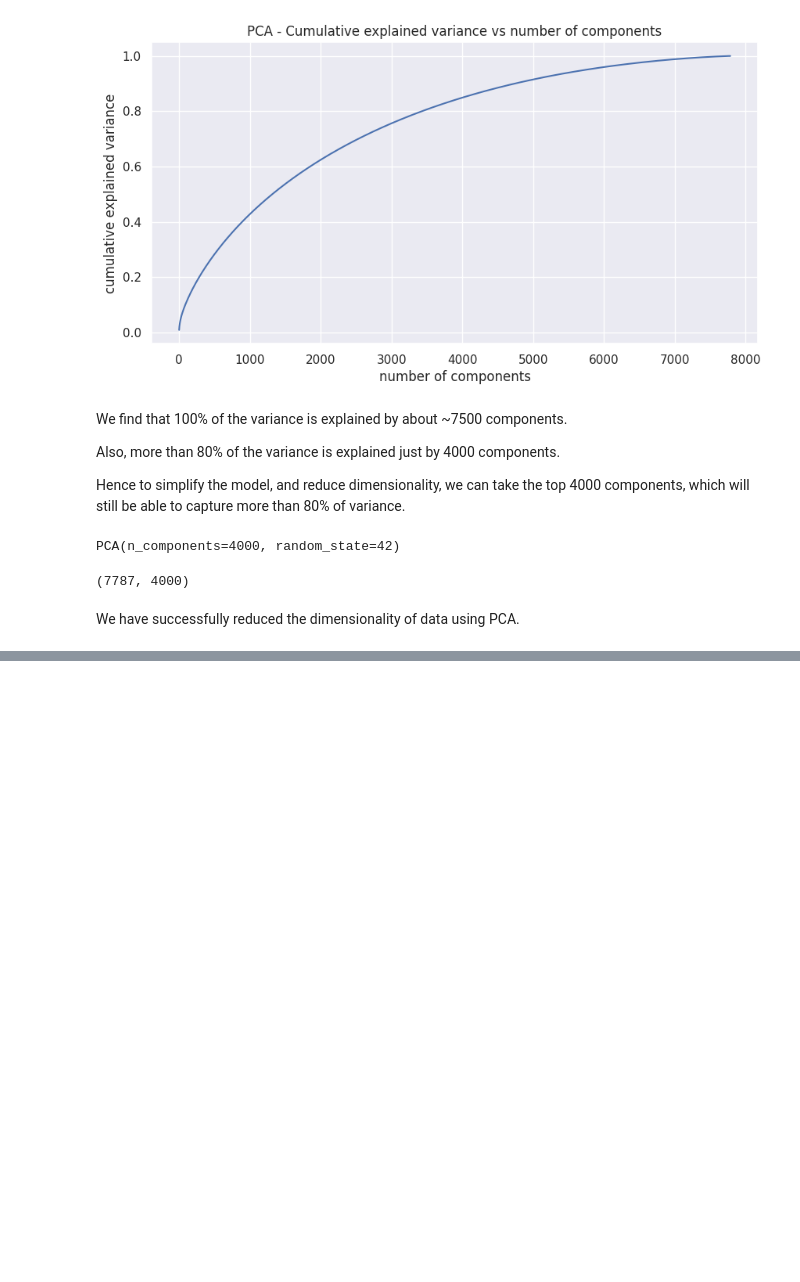
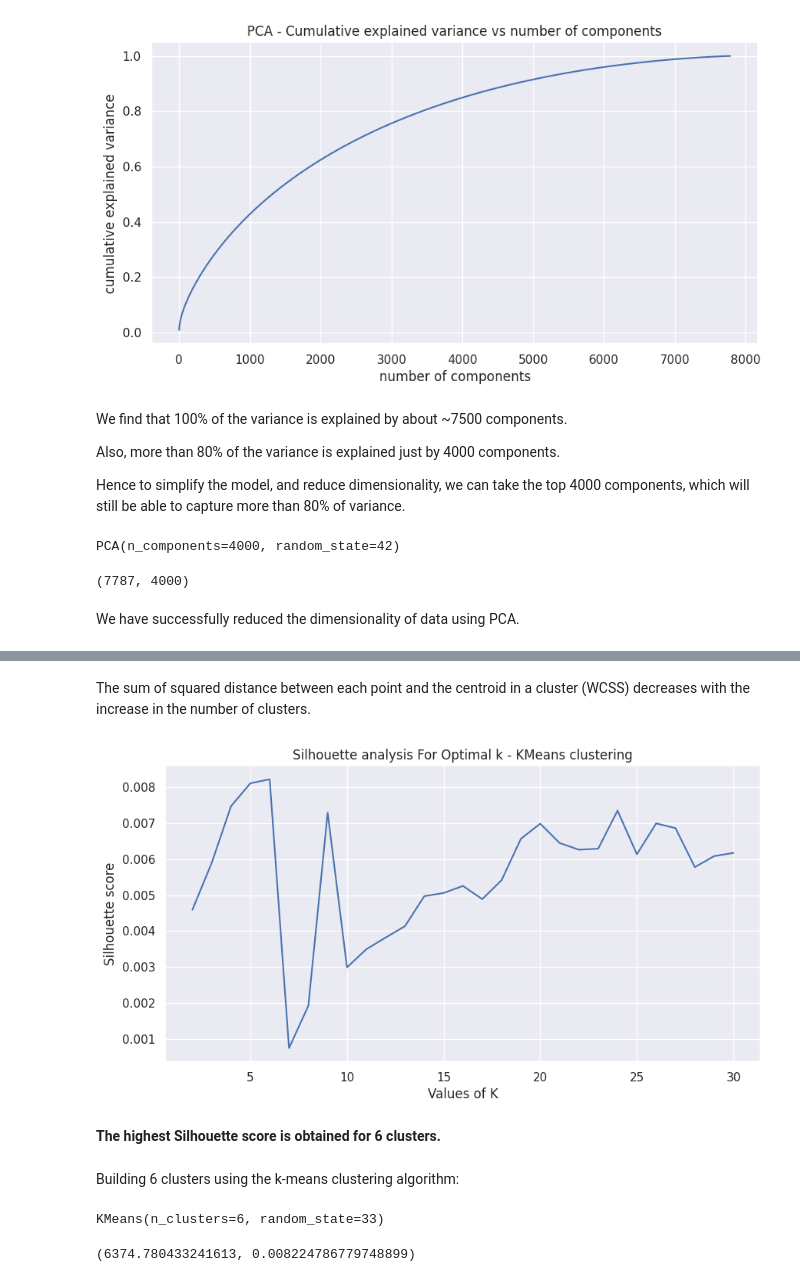
Before and after one commit to yamini1998m/Unsupervised-ML-Submission.ipynb, a Jupyter notebook: Unsupervised_ML_Submission.ipynb, the cells around one changed output, grey strips where cells are left out. Saved outputs shown, nothing was run; the diff lists cells and outputs as text; code cells hidden in the pictures; blank space fills up the shorter version.

```diff
--- a/Unsupervised_ML_Submission.ipynb
+++ b/Unsupervised_ML_Submission.ipynb
@@ -970,0 +997,40 @@ We have successfully reduced the dimensionality of data using PCA.
+# %% [markdown]
+The sum of squared distance between each point and the centroid in a cluster (WCSS) decreases with the increase in the number of clusters.
+# %%
+# Plotting Silhouette score for different umber of clusters
+range_n_clusters = range(2,31)
+silhouette_avg = []
+for num_clusters in range_n_clusters:
+  # initialize kmeans
+  kmeans = KMeans(n_clusters=num_clusters,init='k-means++',random_state=33)
+  kmeans.fit(x_pca)
+  cluster_labels = kmeans.labels_
+
+  # silhouette score
+  silhouette_avg.append(silhouette_score(x_pca, cluster_labels))
+plt.figure(figsize=(10,5))
+plt.plot(range_n_clusters,silhouette_avg)
+plt.xlabel('Values of K')
+plt.ylabel('Silhouette score')
+plt.title('Silhouette analysis For Optimal k - KMeans clustering')
+plt.show()
+# %% [output]
+[figure, added]
+# %% [markdown]
+**The highest Silhouette score is obtained for 6 clusters.**
+# %% [markdown]
+Building 6 clusters using the k-means clustering algorithm:
+# %%
+# Clustering the data into 19 clusters
+kmeans = KMeans(n_clusters=6,init='k-means++',random_state=33)
+kmeans.fit(x_pca)
+# %% [output]
+KMeans(n_clusters=6, random_state=33)
+# %%
+# Evaluation metrics - distortion, Silhouette score
+kmeans_distortion = kmeans.inertia_
+kmeans_silhouette_score = silhouette_score(x_pca, kmeans.labels_)
+
+print((kmeans_distortion,kmeans_silhouette_score))
+# %% [output]
+(6374.780433241613, 0.008224786779748899)
```
Also changed, not shown: parts of 20 cells of this notebook.
